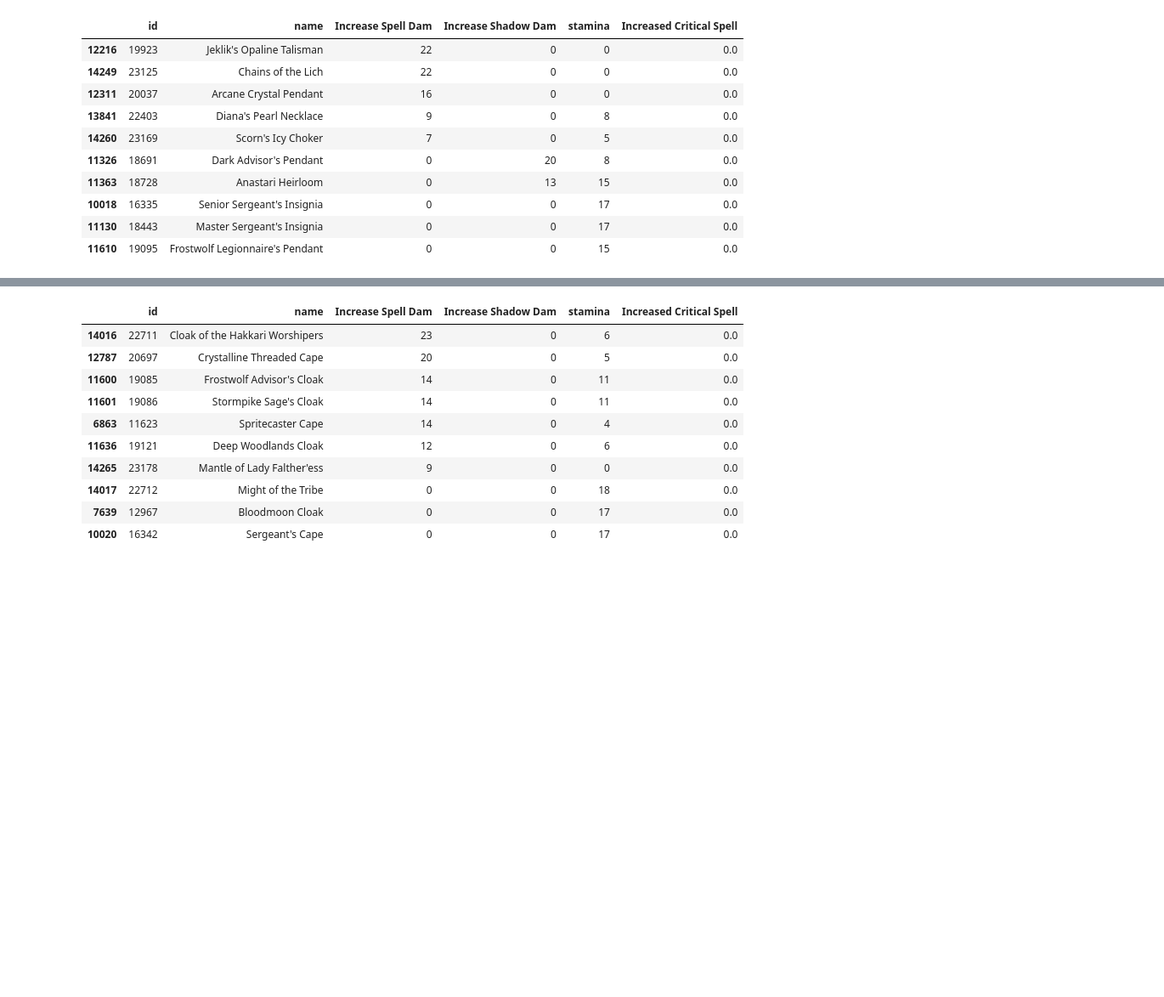
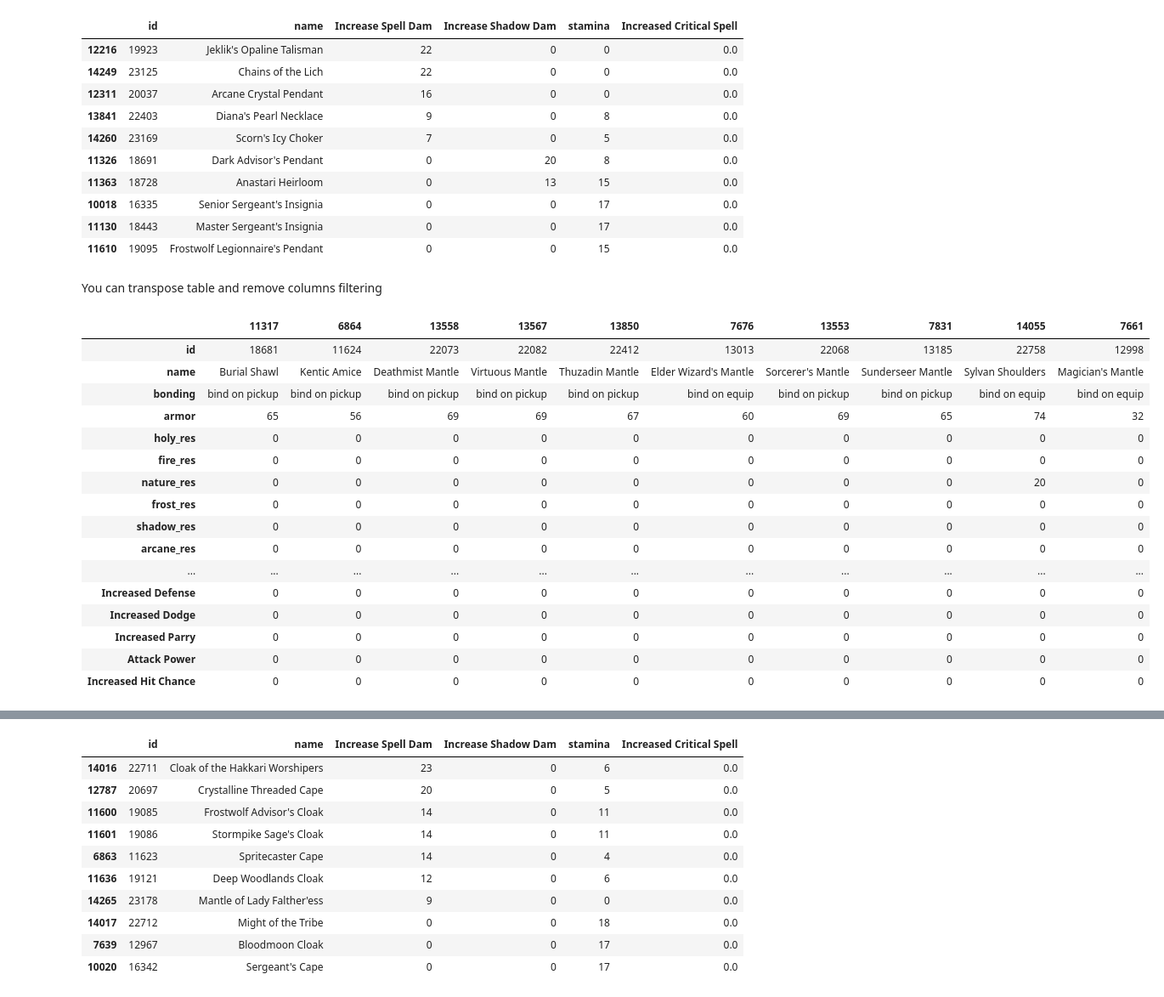
Before and after one commit to belkasanek/wow_character_calculator, a Jupyter notebook: example.ipynb, the cells around one changed output, grey strips where cells are left out. Shown at 85% size. Cells and saved outputs as stored; diff of their text form; code cells hidden in the pictures; blank space fills up the shorter version.

```diff
--- a/example.ipynb
+++ b/example.ipynb
@@ -48,3 +76,27 @@ temp[['id', 'name', 'Increase Spell Dam', 'Increase Shadow Dam', 'stamina', 'Inc
 | 11610 | 19095 | Frostwolf Legionnaire's Pendant | 0 | 0 | 15 | 0.0 |
 # %%
 s.wear_item(ids=18691)
+# %% [markdown]
+You can transpose table and remove columns filtering
+# %%
+temp = s.search(slot='shoulders', armor_type='cloth', quality='rare',
+                orderby=['Increase Spell Dam', 'Increase Shadow Dam', 'stamina', 'Increased Critical Spell'])
+temp.head(10).T
+# %% [output]
+|  | 11317 | 6864 | 13558 | 13567 | 13850 | 7676 | 13553 | 7831 | 14055 | 7661 |
+| id | 18681 | 11624 | 22073 | 22082 | 22412 | 13013 | 22068 | 13185 | 22758 | 12998 |
+| name | Burial Shawl | Kentic Amice | Deathmist Mantle | Virtuous Mantle | Thuzadin Mantle | Elder Wizard's Mantle | Sorcerer's Mantle | Sunderseer Mantle | Sylvan Shoulders | Magician's Mantle |
+| bonding | bind on pickup | bind on pickup | bind on pickup | bind on pickup | bind on pickup | bind on equip | bind on pickup | bind on pickup | bind on equip | bind on equip |
+| armor | 65 | 56 | 69 | 69 | 67 | 60 | 69 | 65 | 74 | 32 |
+| holy_res | 0 | 0 | 0 | 0 | 0 | 0 | 0 | 0 | 0 | 0 |
+| fire_res | 0 | 0 | 0 | 0 | 0 | 0 | 0 | 0 | 0 | 0 |
+| nature_res | 0 | 0 | 0 | 0 | 0 | 0 | 0 | 0 | 20 | 0 |
+| frost_res | 0 | 0 | 0 | 0 | 0 | 0 | 0 | 0 | 0 | 0 |
+| shadow_res | 0 | 0 | 0 | 0 | 0 | 0 | 0 | 0 | 0 | 0 |
+| arcane_res | 0 | 0 | 0 | 0 | 0 | 0 | 0 | 0 | 0 | 0 |
+| ... | ... | ... | ... | ... | ... | ... | ... | ... | ... | ... |
+| Increased Defense | 0 | 0 | 0 | 0 | 0 | 0 | 0 | 0 | 0 | 0 |
+| Increased Dodge | 0 | 0 | 0 | 0 | 0 | 0 | 0 | 0 | 0 | 0 |
+| Increased Parry | 0 | 0 | 0 | 0 | 0 | 0 | 0 | 0 | 0 | 0 |
+| Attack Power | 0 | 0 | 0 | 0 | 0 | 0 | 0 | 0 | 0 | 0 |
+| Increased Hit Chance | 0 | 0 | 0 | 0 | 0 | 0 | 0 | 0 | 0 | 0 |
```
Also changed, not shown: parts of 30 cells of this notebook.
